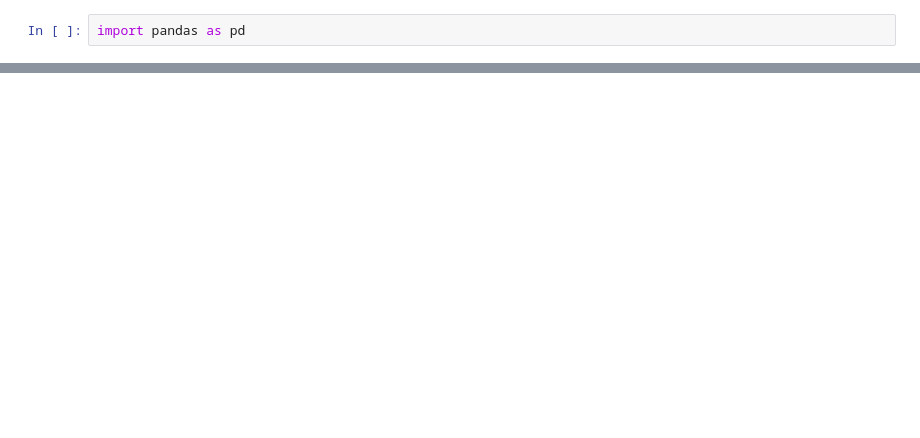
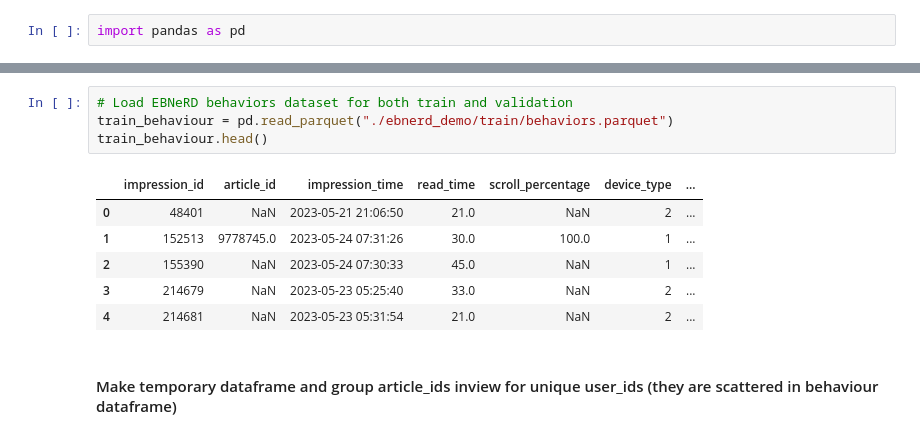
Before and after one commit to benceisonline/AAU-Project-6-Backend-2024, a Jupyter notebook: Collaborative_Filtering/LightFM_Dataprep.ipynb, the cells around one changed output, grey strips where cells are left out. Drawn from its saved outputs; the diff is of its cells as text; blank space fills up the shorter version.

```diff
--- a/Collaborative_Filtering/LightFM_Dataprep.ipynb
+++ b/Collaborative_Filtering/LightFM_Dataprep.ipynb
@@ -297,0 +58,13 @@ Data saved to exported_data/data.csv
+# %%
+# Load EBNeRD behaviors dataset for both train and validation
+train_behaviour = pd.read_parquet("./ebnerd_demo/train/behaviors.parquet")
+train_behaviour.head()
+# %% [output]
+|  | impression_id | article_id | impression_time | read_time | scroll_percentage | device_type | ... |
+| 0 | 48401 | NaN | 2023-05-21 21:06:50 | 21.0 | NaN | 2 | ... |
+| 1 | 152513 | 9778745.0 | 2023-05-24 07:31:26 | 30.0 | 100.0 | 1 | ... |
+| 2 | 155390 | NaN | 2023-05-24 07:30:33 | 45.0 | NaN | 1 | ... |
+| 3 | 214679 | NaN | 2023-05-23 05:25:40 | 33.0 | NaN | 2 | ... |
+| 4 | 214681 | NaN | 2023-05-23 05:31:54 | 21.0 | NaN | 2 | ... |
+# %% [markdown]
+#### Make temporary dataframe and group article_ids inview for unique user_ids (they are scattered in behaviour dataframe)
```
Also changed, not shown: parts of 67 cells of this notebook, 8 other files.
